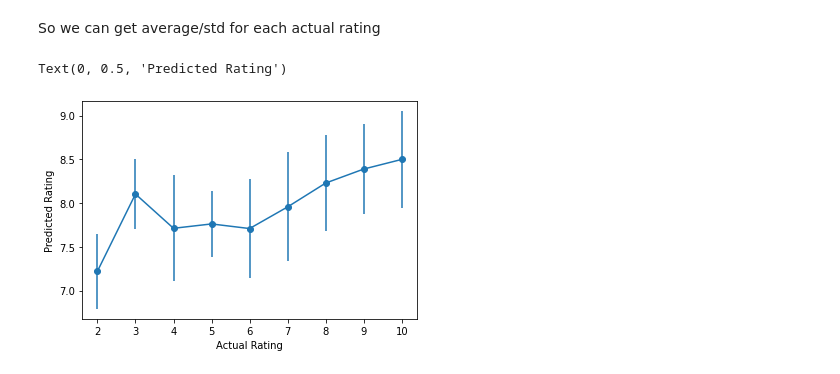
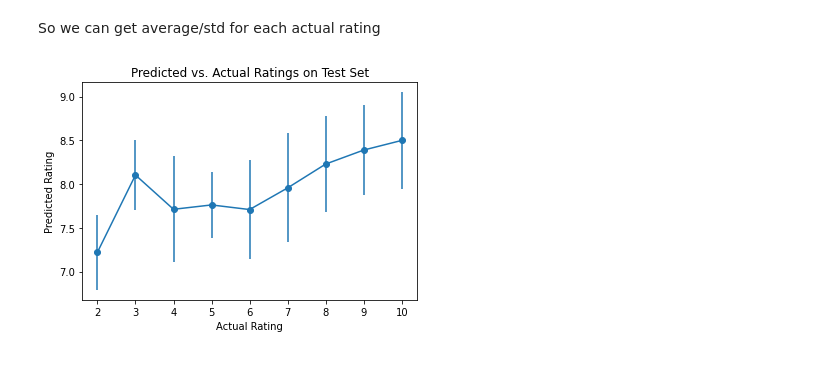
Before and after one commit to wampiter/room-rater, a Jupyter notebook: notebooks/train.ipynb, the cells around one changed output. Drawn from its saved outputs; the diff is of its cells as text; code cells hidden in the pictures.

```diff
--- a/notebooks/train.ipynb
+++ b/notebooks/train.ipynb
@@ -131,10 +131,11 @@ So we can get average/std for each actual rating
 means = [torch.tensor(rdict[i]).mean() for i in rate_range]
 stds = [torch.tensor(rdict[i]).var().sqrt() for i in rate_range]
 # %%
-plt.errorbar(range(1,11), means, stds, fmt = 'o-')
+plt.errorbar(rate_range, means, stds, fmt = 'o-')
 plt.xlabel('Actual Rating')
 plt.ylabel('Predicted Rating')
+plt.title('Predicted vs. Actual Ratings on Test Set')
+plt.savefig('../imgs/Mean_Std_Results_MSELoss.png')
 # plt.plot([5,10], [5, 10], 'k--')
 # %% [output]
-Text(0, 0.5, 'Predicted Rating')
-[figure, old version]
+[figure, new version]
```
Also changed, not shown: 2 other files.
